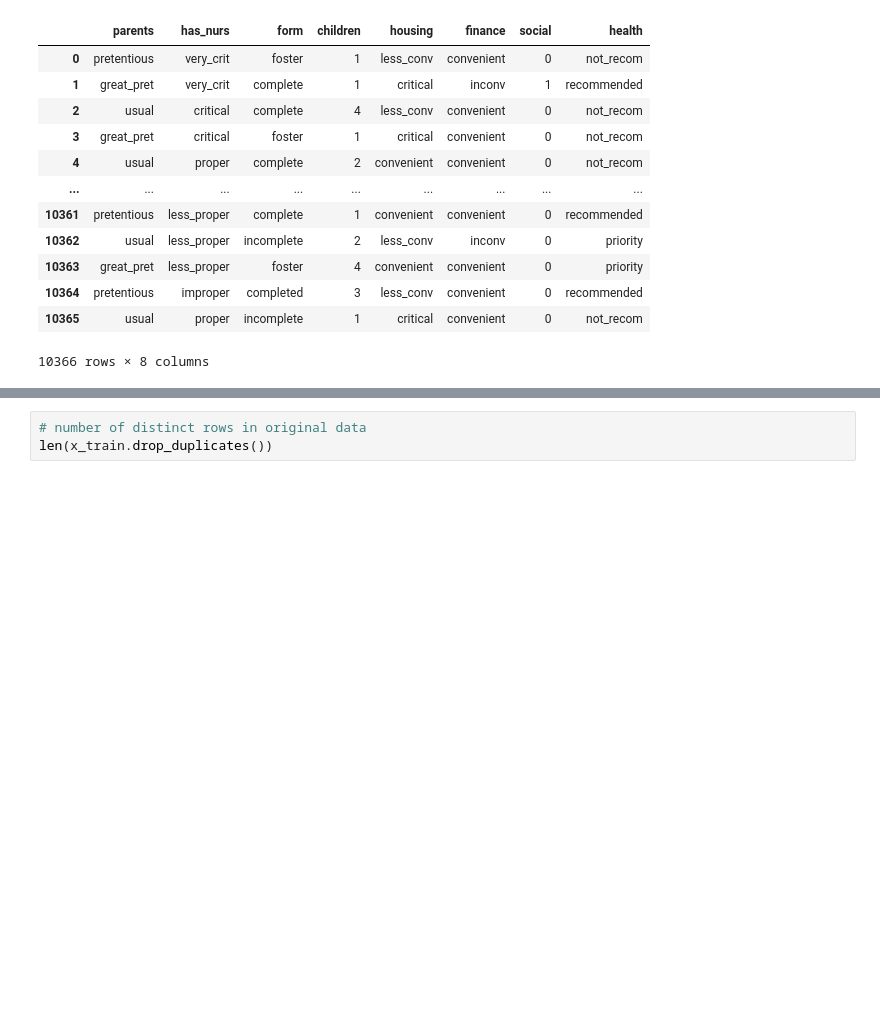
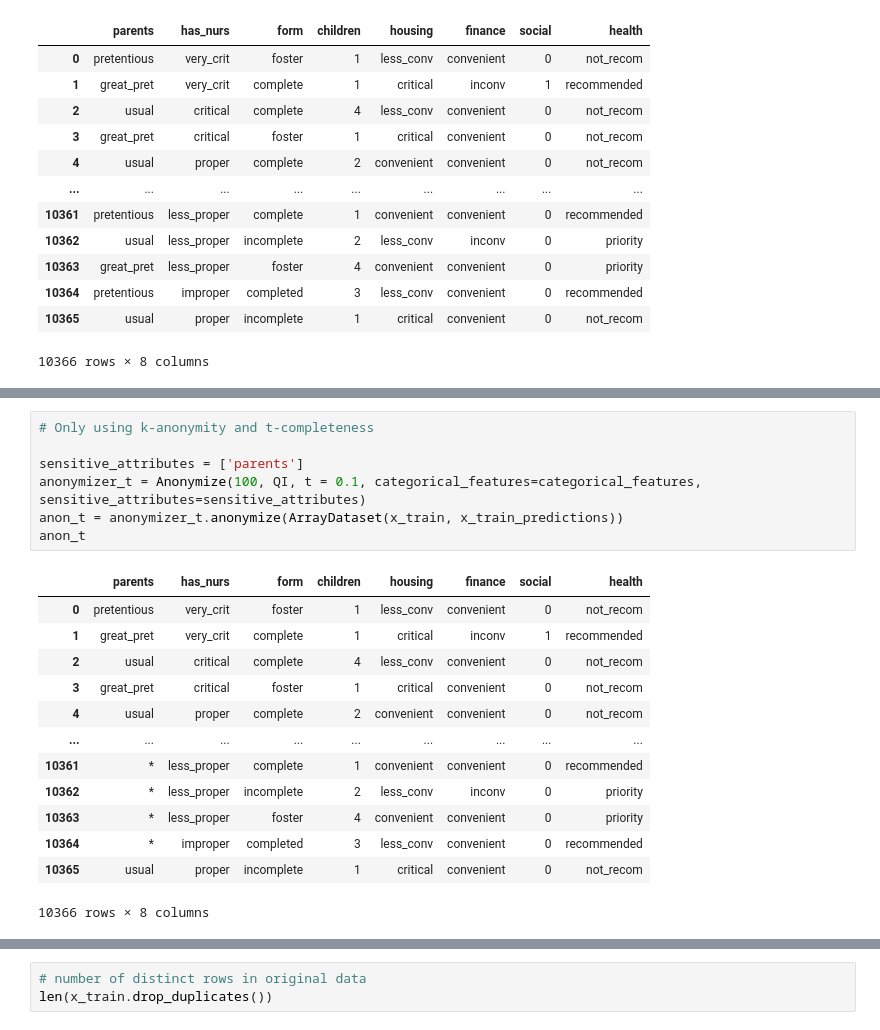
Before and after one commit to ERJLM/ai-privacy-toolkit, a Jupyter notebook: notebooks/attribute_inference_anonymization_nursery.ipynb, the cells around one changed output, grey strips where cells are left out. Cells and saved outputs as stored; diff of their text form; blank space fills up the shorter version.

```diff
--- a/notebooks/attribute_inference_anonymization_nursery.ipynb
+++ b/notebooks/attribute_inference_anonymization_nursery.ipynb
@@ -163,0 +195,21 @@ anon
+# %%
+# Only using k-anonymity and t-completeness
+
+sensitive_attributes = ['parents']
+anonymizer_t = Anonymize(100, QI, t = 0.1, categorical_features=categorical_features, sensitive_attributes=sensitive_attributes)
+anon_t = anonymizer_t.anonymize(ArrayDataset(x_train, x_train_predictions))
+anon_t
+# %% [output]
+|  | parents | has_nurs | form | children | housing | finance | social | health |
+| 0 | pretentious | very_crit | foster | 1 | less_conv | convenient | 0 | not_recom |
+| 1 | great_pret | very_crit | complete | 1 | critical | inconv | 1 | recommended |
+| 2 | usual | critical | complete | 4 | less_conv | convenient | 0 | not_recom |
+| 3 | great_pret | critical | foster | 1 | critical | convenient | 0 | not_recom |
+| 4 | usual | proper | complete | 2 | convenient | convenient | 0 | not_recom |
+| ... | ... | ... | ... | ... | ... | ... | ... | ... |
+| 10361 | * | less_proper | complete | 1 | convenient | convenient | 0 | recommended |
+| 10362 | * | less_proper | incomplete | 2 | less_conv | inconv | 0 | priority |
+| 10363 | * | less_proper | foster | 4 | convenient | convenient | 0 | priority |
+| 10364 | * | improper | completed | 3 | less_conv | convenient | 0 | recommended |
+| 10365 | usual | proper | incomplete | 1 | critical | convenient | 0 | not_recom |
+10366 rows × 8 columns
```
Also changed, not shown: parts of 34 cells of this notebook, 6 other files.
